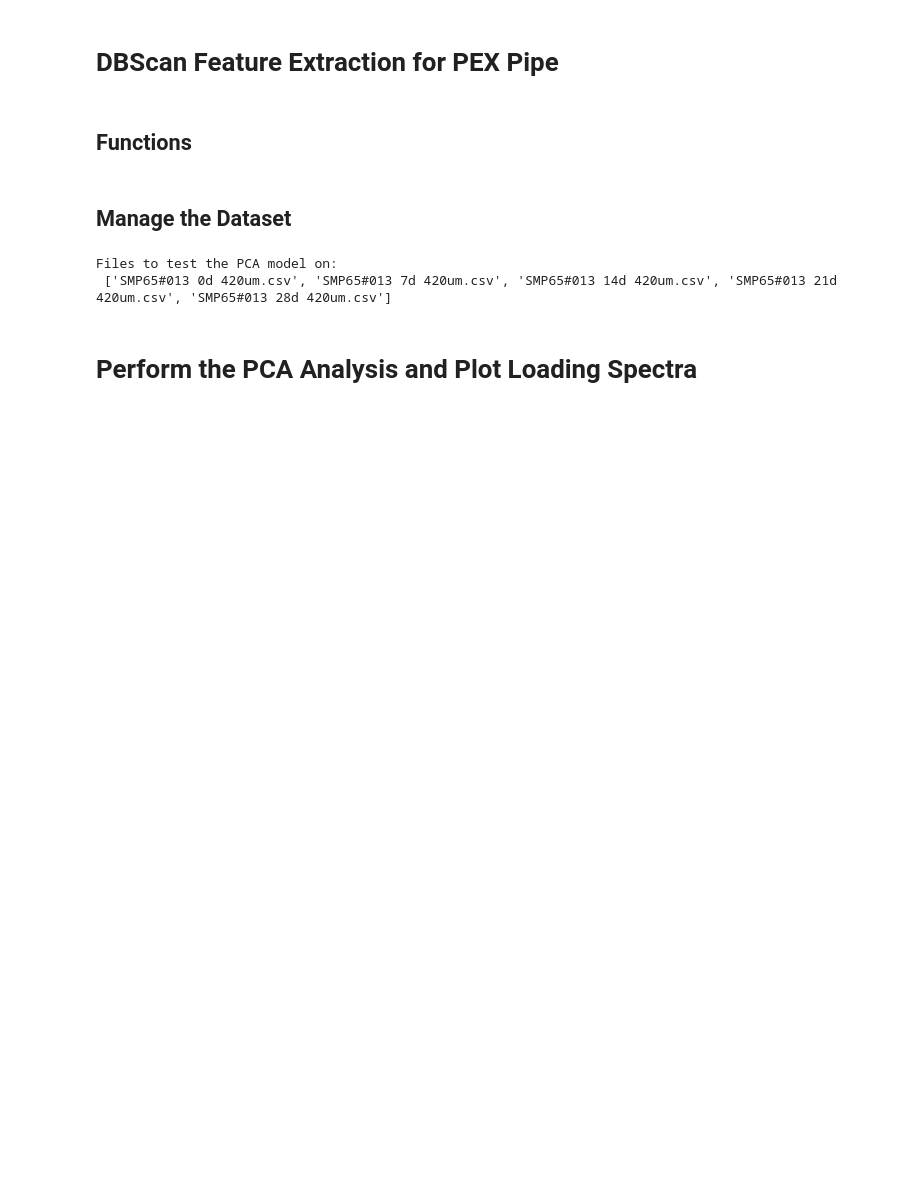
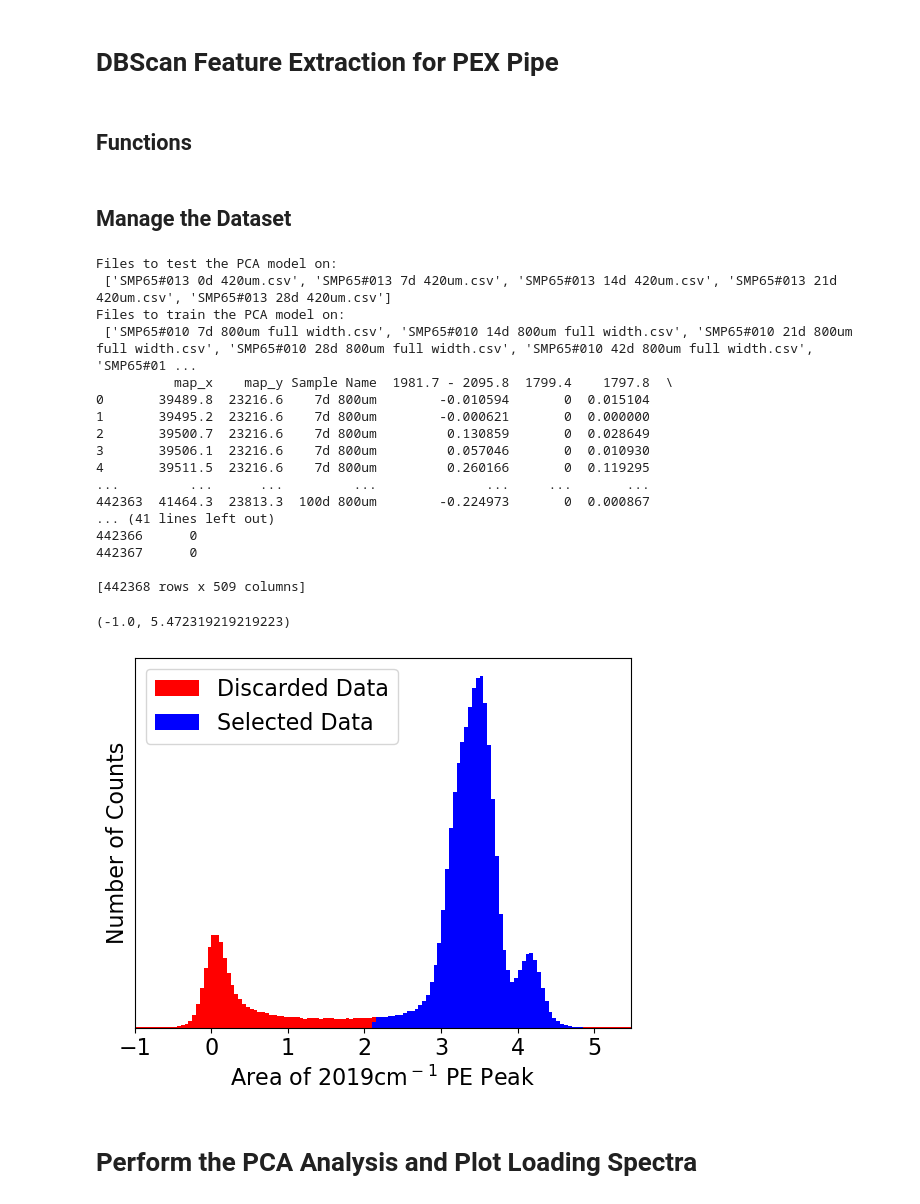
Before and after one commit to Zachery-Evans/DBSCAN_Feature_Extraction, a Jupyter notebook: DBScan Feaute Extraction.ipynb, the cells around one changed output. Cells and saved outputs as stored; diff of their text form; code cells hidden in the pictures; blank space fills up the shorter version.

```diff
--- a/DBScan Feaute Extraction.ipynb
+++ b/DBScan Feaute Extraction.ipynb
@@ -167,11 +167,11 @@ This part is for training PCA on multiple datasets
 #List all of the files in the data directory.
 allFiles = listdir(path)
 # Take only the files that contain data pertaining to SMP65#010
-trainingFiles = [file for file in allFiles if 'SMP65#010' in file and file.endswith('.csv')]
+trainingFiles = [file for file in allFiles if 'SMP65#010' in file and file.endswith('.csv') and 'full width' in file]
 
 trainingFiles = sorted(trainingFiles, key=lambda x: int(re.search(r'(?<= )(.+?)(?=d)', x).group()))
 
-#print(trainingFiles)
+print(f'Files to train the PCA model on:\n {trainingFiles}')
 
 # Read all of the data and place the dataframes into a list
 trainingDataframeList = [pd.read_csv(path+file) for file in trainingFiles]
@@ -187,33 +187,50 @@ rawTrainingDataframe = pd.concat(
     ),
     ignore_index=True
 )
 
 #rawTrainingDataframe['aged_time'] = rawTrainingDataframe['Sample Name'].str.strip().str.extract(r'(\d+)').astype(int)
 
 # Sort by the extracted numeric value
 #rawTrainingDataframe = rawTrainingDataframe.sort_values('aged_time').drop(columns='aged_time').reset_index()
 
 wavenumbers = rawTrainingDataframe.columns[last_nonwavenum_idx:]
 #print(wavenumbers)
 
 selected_indexes, discarded_indexes, mask_selected, modePosition, areaPE = distribution_Selection(rawTrainingDataframe, '1981.7 - 2095.8', 3)
 
 print(rawTrainingDataframe)
 
 bin_width = 0.05
 bins = np.arange(min(areaPE), max(areaPE) + bin_width, bin_width)
 
 plt.hist(areaPE,bins=bins, color='r')
 plt.hist(areaPE[mask_selected], bins=bins, color='b')
 plt.yticks([])
 plt.xticks(fontsize=16)
 plt.ylabel('Number of Counts', fontsize=16)
 plt.xlabel(f'Area of 2019cm$^-$$^1$ PE Peak', fontsize=16)
 plt.legend(['Discarded Data', 'Selected Data'], fontsize=16, loc='upper left')
 plt.xlim([-1, modePosition + 2])
 # %% [output]
 Files to test the PCA model on:
  ['SMP65#013 0d 420um.csv', 'SMP65#013 7d 420um.csv', 'SMP65#013 14d 420um.csv', 'SMP65#013 21d 420um.csv', 'SMP65#013 28d 420um.csv']
+Files to train the PCA model on:
+ ['SMP65#010 7d 800um full width.csv', 'SMP65#010 14d 800um full width.csv', 'SMP65#010 21d 800um full width.csv', 'SMP65#010 28d 800um full width.csv', 'SMP65#010 42d 800um full width.csv', 'SMP65#01 ...
+          map_x    map_y Sample Name  1981.7 - 2095.8  1799.4    1797.8  \
+0       39489.8  23216.6    7d 800um        -0.010594       0  0.015104
+1       39495.2  23216.6    7d 800um        -0.000621       0  0.000000
+2       39500.7  23216.6    7d 800um         0.130859       0  0.028649
+3       39506.1  23216.6    7d 800um         0.057046       0  0.010930
+4       39511.5  23216.6    7d 800um         0.260166       0  0.119295
+...         ...      ...         ...              ...     ...       ...
+442363  41464.3  23813.3  100d 800um        -0.224973       0  0.000867
+... (41 lines left out)
+442366      0
+442367      0
+
+[442368 rows x 509 columns]
+(-1.0, 5.472319219219223)
+[figure, added]
 # %% [markdown]
 # Perform the PCA Analysis and Plot Loading Spectra
 # %%
```
Also changed, not shown: parts of 3 cells of this notebook, 2 other files.
